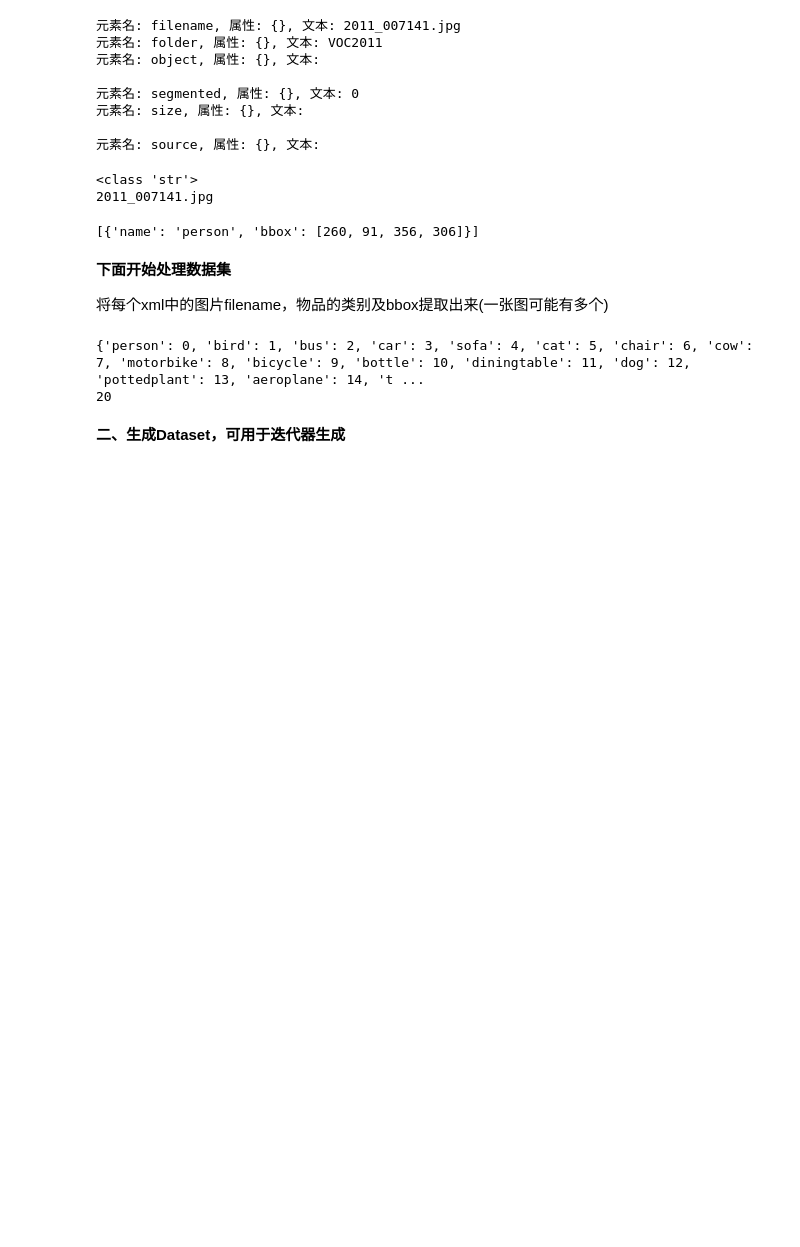
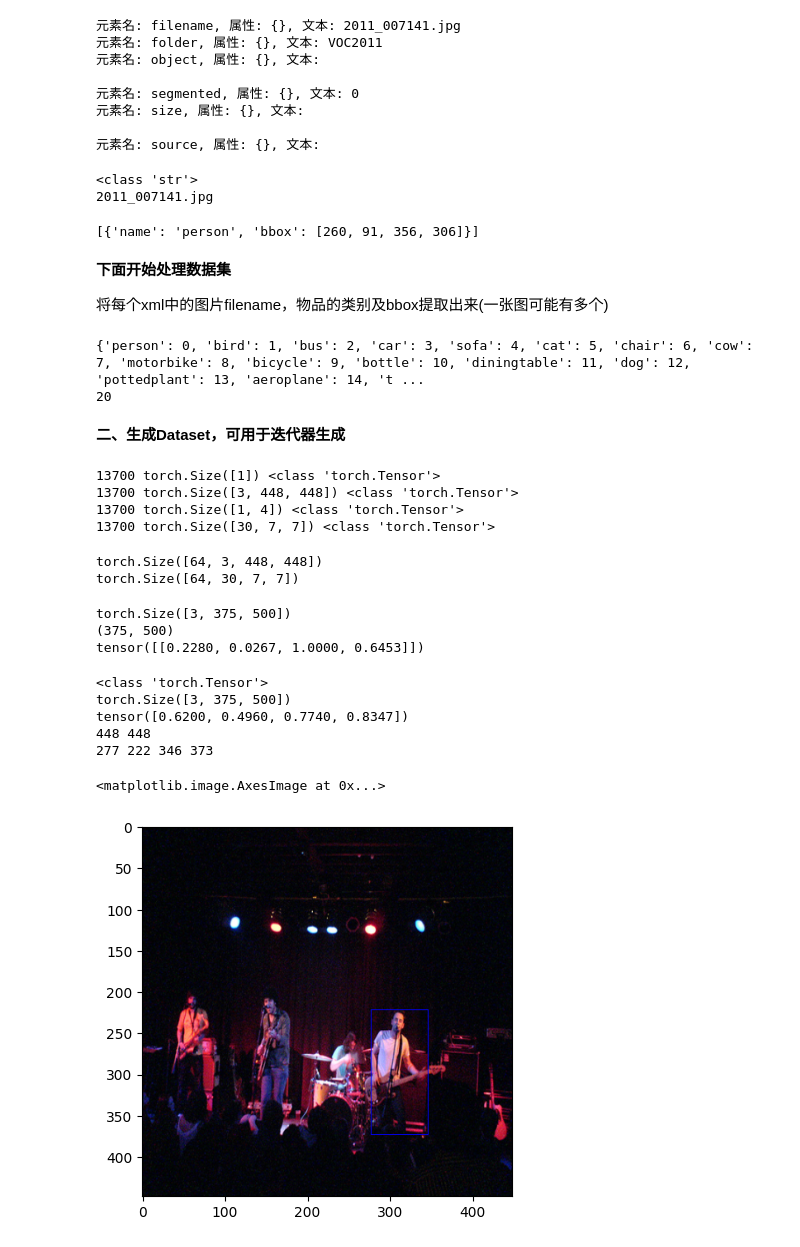
Before and after one commit to cuijunjie18/YOLO_V1, a Jupyter notebook: data_preprocess.ipynb, the cells around one changed output. Drawn from its saved outputs; the diff is of its cells as text; code cells hidden in the pictures; blank space fills up the shorter version.

```diff
--- a/data_preprocess.ipynb
+++ b/data_preprocess.ipynb
@@ -134,0 +240,70 @@ print(class_nums) # 预期20类
+# %%
+# transforms = torchvision.transforms.Compose(
+#     [torchvision.transforms.Normalize(mean = [0.485, 0.456, 0.406],std = [0.229, 0.224, 0.225]),
+#      torchvision.transforms.Resize(448)]
+# )
+transforms = [
+    torchvision.transforms.Normalize(mean = [0.485, 0.456, 0.406],std = [0.229, 0.224, 0.225]),
+    torchvision.transforms.Resize((448,448))
+]
+yolodata = YoloData("datasets/JPEGImages","datasets/train.txt",transforms = transforms)
+# %%
+print(len(yolodata.labels),yolodata.labels[0].shape,type(yolodata.labels[0]))
+print(len(yolodata.features),yolodata.features[0].shape,type(yolodata.features[0]))
+print(len(yolodata.boxes),yolodata.boxes[0].shape,type(yolodata.boxes[0]))
+print(len(yolodata.targets),yolodata.targets[0].shape,type(yolodata.targets[0]))
+# %% [output]
+13700 torch.Size([1]) <class 'torch.Tensor'>
+13700 torch.Size([3, 448, 448]) <class 'torch.Tensor'>
+13700 torch.Size([1, 4]) <class 'torch.Tensor'>
+13700 torch.Size([30, 7, 7]) <class 'torch.Tensor'>
+# %%
+train_iter = data.DataLoader(yolodata,batch_size = 64)
+for X,Y in train_iter:
+    print(X.shape)
+    print(Y.shape)
+    break
+# %% [output]
+torch.Size([64, 3, 448, 448])
+torch.Size([64, 30, 7, 7])
+# %%
+print(yolodata.images[1].shape)
+print(yolodata.raw_size[1])
+print(yolodata.boxes[1])
+# %% [output]
+torch.Size([3, 375, 500])
+(375, 500)
+tensor([[0.2280, 0.0267, 1.0000, 0.6453]])
+# %%
+# 测试
+idx = 0
+img = yolodata.images[idx]
+# img = yolodata.features[idx]
+print(type(img))
+print(img.shape)
+
+import matplotlib.pyplot as plt
+import numpy as np
+import cv2
+img_show = img.permute(1,2,0).numpy().astype(np.uint8)
+img_show = cv2.resize(img_show,(448,448))
+for box in yolodata.boxes[idx]:
+    H,W = img_show.shape[:2]
+    xmin,ymin,xmax,ymax = box
+    xmin = int(xmin * W)
+    xmax = int(xmax * W)
+    ymin = int(ymin * H)
+    ymax = int(ymax * H)
+    print(box)
+    print(W,H)
+    print(xmin,ymin,xmax,ymax)
+    cv2.rectangle(img_show,(xmin,ymin),(xmax,ymax),(0,0,255),thickness = 1)
+plt.imshow(img_show)
+# %% [output]
+<class 'torch.Tensor'>
+torch.Size([3, 375, 500])
+tensor([0.6200, 0.4960, 0.7740, 0.8347])
+448 448
+277 222 346 373
+<matplotlib.image.AxesImage at 0x...>
+[figure, added]
```
Also changed, not shown: parts of 2 cells of this notebook, 11 other files.
